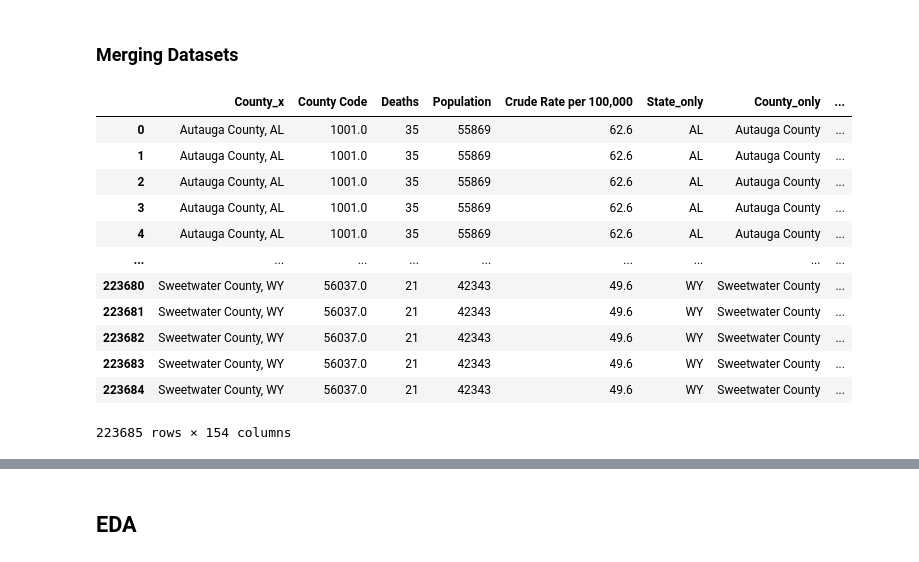
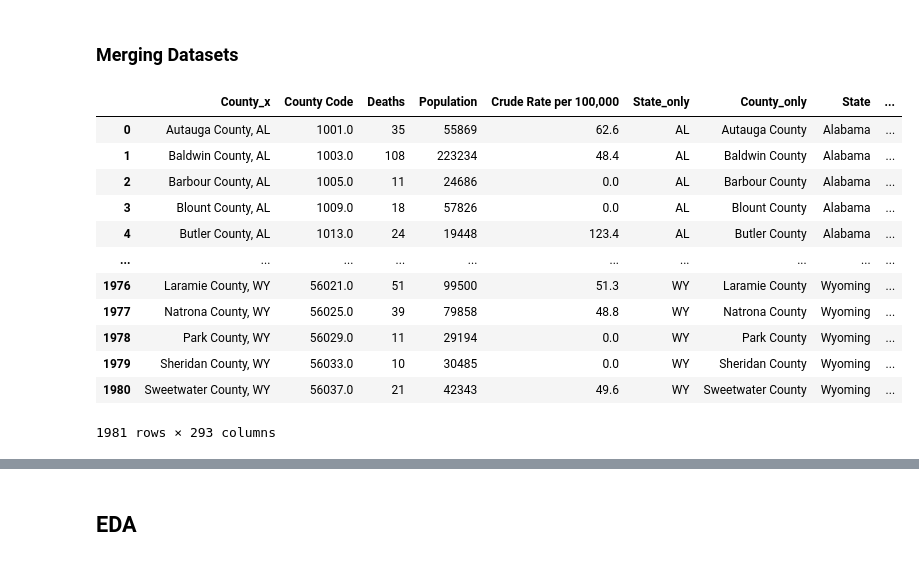
Before and after one commit to marklee4823/math189_project, a Jupyter notebook: Notebook.ipynb, the cells around one changed output, grey strips where cells are left out. Cells and saved outputs as stored; diff of their text form; code cells hidden in the pictures.

Commit message:
new merged dataset

```diff
--- a/Notebook.ipynb
+++ b/Notebook.ipynb
@@ -200,0 +196,2 @@ df_food_new
+# %%
+df_food_new = df_food_new.assign(State_Abbr=df_food_new['State'].map(lambda x: us.states.lookup(x).abbr if us.states.lookup(x) else None))
@@ -303,19 +320,19 @@ See the caveats in the documentation: https://pandas.pydata.org/pandas-docs/stab
 # %% [markdown]
 ### Merging Datasets
 # %%
-df_merged = df_death.merge(df_food, how = 'inner', left_on = 'County_only', right_on = 'County')
+df_merged = df_death.merge(df_food_new, how = 'inner', left_on = ['State_only', 'County_only'], right_on = ['State_Abbr', 'County'])
 df_merged
 # %% [output]
-|  | County_x | County Code | Deaths | Population | Crude Rate per 100,000 | State_only | County_only | ... |
-| 0 | Autauga County, AL | 1001.0 | 35 | 55869 | 62.6 | AL | Autauga County | ... |
-| 1 | Autauga County, AL | 1001.0 | 35 | 55869 | 62.6 | AL | Autauga County | ... |
-| 2 | Autauga County, AL | 1001.0 | 35 | 55869 | 62.6 | AL | Autauga County | ... |
-| 3 | Autauga County, AL | 1001.0 | 35 | 55869 | 62.6 | AL | Autauga County | ... |
-| 4 | Autauga County, AL | 1001.0 | 35 | 55869 | 62.6 | AL | Autauga County | ... |
-| ... | ... | ... | ... | ... | ... | ... | ... | ... |
-| 223680 | Sweetwater County, WY | 56037.0 | 21 | 42343 | 49.6 | WY | Sweetwater County | ... |
-| 223681 | Sweetwater County, WY | 56037.0 | 21 | 42343 | 49.6 | WY | Sweetwater County | ... |
-| 223682 | Sweetwater County, WY | 56037.0 | 21 | 42343 | 49.6 | WY | Sweetwater County | ... |
-| 223683 | Sweetwater County, WY | 56037.0 | 21 | 42343 | 49.6 | WY | Sweetwater County | ... |
-| 223684 | Sweetwater County, WY | 56037.0 | 21 | 42343 | 49.6 | WY | Sweetwater County | ... |
+|  | County_x | County Code | Deaths | Population | Crude Rate per 100,000 | State_only | County_only | State | ... |
+| 0 | Autauga County, AL | 1001.0 | 35 | 55869 | 62.6 | AL | Autauga County | Alabama | ... |
+| 1 | Baldwin County, AL | 1003.0 | 108 | 223234 | 48.4 | AL | Baldwin County | Alabama | ... |
+| 2 | Barbour County, AL | 1005.0 | 11 | 24686 | 0.0 | AL | Barbour County | Alabama | ... |
+| 3 | Blount County, AL | 1009.0 | 18 | 57826 | 0.0 | AL | Blount County | Alabama | ... |
+| 4 | Butler County, AL | 1013.0 | 24 | 19448 | 123.4 | AL | Butler County | Alabama | ... |
+| ... | ... | ... | ... | ... | ... | ... | ... | ... | ... |
+| 1976 | Laramie County, WY | 56021.0 | 51 | 99500 | 51.3 | WY | Laramie County | Wyoming | ... |
+| 1977 | Natrona County, WY | 56025.0 | 39 | 79858 | 48.8 | WY | Natrona County | Wyoming | ... |
+| 1978 | Park County, WY | 56029.0 | 11 | 29194 | 0.0 | WY | Park County | Wyoming | ... |
+| 1979 | Sheridan County, WY | 56033.0 | 10 | 30485 | 0.0 | WY | Sheridan County | Wyoming | ... |
+| 1980 | Sweetwater County, WY | 56037.0 | 21 | 42343 | 49.6 | WY | Sweetwater County | Wyoming | ... |
-223685 rows × 154 columns
+1981 rows × 293 columns
```
Also changed, not shown: parts of 7 cells of this notebook.
